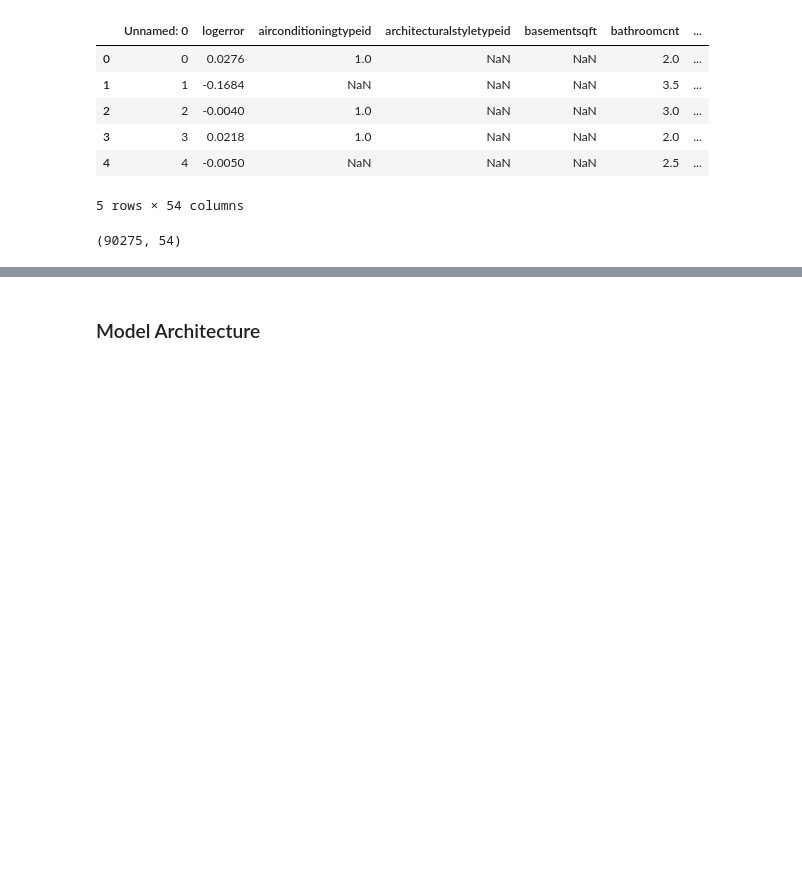
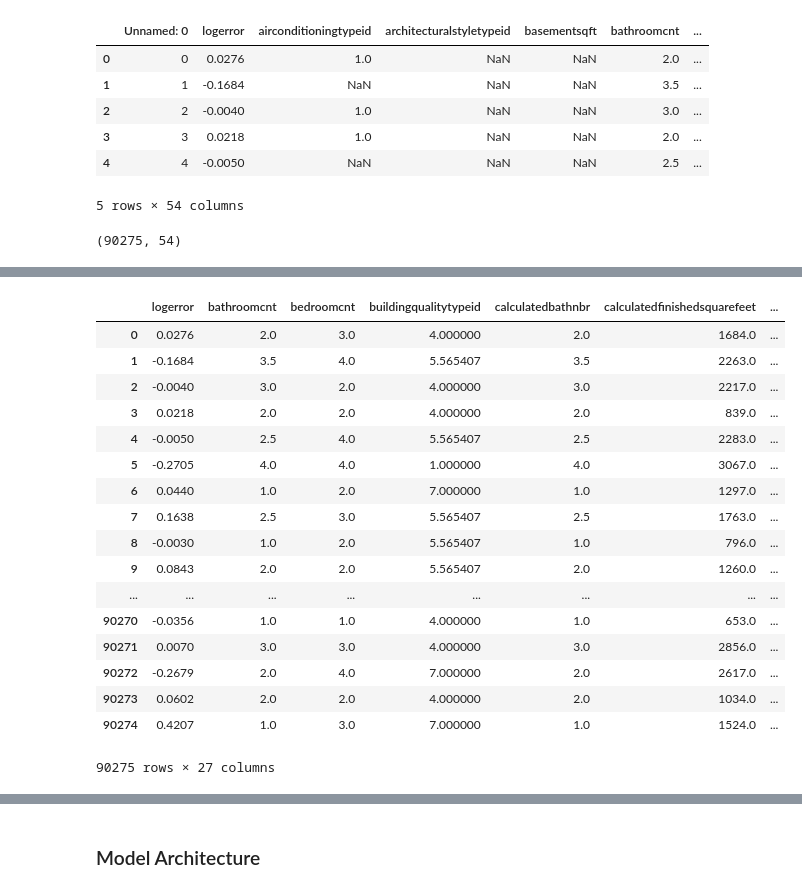
Before and after one commit to ssuravarapu/DeepLearning, a Jupyter notebook: kaggle/zestimate/zestimate_error_pred.ipynb, the cells around one changed output, grey strips where cells are left out. Cells and saved outputs as stored; diff of their text form; code cells hidden in the pictures; blank space fills up the shorter version.

```diff
--- a/kaggle/zestimate/zestimate_error_pred.ipynb
+++ b/kaggle/zestimate/zestimate_error_pred.ipynb
@@ -30,4 +66,4 @@ data.shape
 missing_df = data.isnull().sum(axis=0).reset_index()
 missing_df.columns = ['column_name', 'missing_count']
 missing_df['missing_ratio'] = missing_df['missing_count'] / data.shape[0]
-missing_df.loc[missing_df['missing_ratio']>0.95]
+del_cols = missing_df.loc[missing_df['missing_ratio']>0.6]['column_name']
@@ -71,0 +70,4 @@ data.fillna(-1.0) #Replace NaN with -1.0
+# %%
+data.drop(list(del_cols), axis=1, inplace=True)
+# %%
+data.drop('Unnamed: 0', axis=1, inplace=True)
@@ -71,0 +94,21 @@ data.fillna(-1.0) #Replace NaN with -1.0
+# %%
+data.fillna(data.mean(), inplace=True)
+# %% [output]
+|  | logerror | bathroomcnt | bedroomcnt | buildingqualitytypeid | calculatedbathnbr | calculatedfinishedsquarefeet | ... |
+| 0 | 0.0276 | 2.0 | 3.0 | 4.000000 | 2.0 | 1684.0 | ... |
+| 1 | -0.1684 | 3.5 | 4.0 | 5.565407 | 3.5 | 2263.0 | ... |
+| 2 | -0.0040 | 3.0 | 2.0 | 4.000000 | 3.0 | 2217.0 | ... |
+| 3 | 0.0218 | 2.0 | 2.0 | 4.000000 | 2.0 | 839.0 | ... |
+| 4 | -0.0050 | 2.5 | 4.0 | 5.565407 | 2.5 | 2283.0 | ... |
+| 5 | -0.2705 | 4.0 | 4.0 | 1.000000 | 4.0 | 3067.0 | ... |
+| 6 | 0.0440 | 1.0 | 2.0 | 7.000000 | 1.0 | 1297.0 | ... |
+| 7 | 0.1638 | 2.5 | 3.0 | 5.565407 | 2.5 | 1763.0 | ... |
+| 8 | -0.0030 | 1.0 | 2.0 | 5.565407 | 1.0 | 796.0 | ... |
+| 9 | 0.0843 | 2.0 | 2.0 | 5.565407 | 2.0 | 1260.0 | ... |
+| ... | ... | ... | ... | ... | ... | ... | ... |
+| 90270 | -0.0356 | 1.0 | 1.0 | 4.000000 | 1.0 | 653.0 | ... |
+| 90271 | 0.0070 | 3.0 | 3.0 | 4.000000 | 3.0 | 2856.0 | ... |
+| 90272 | -0.2679 | 2.0 | 4.0 | 7.000000 | 2.0 | 2617.0 | ... |
+| 90273 | 0.0602 | 2.0 | 2.0 | 4.000000 | 2.0 | 1034.0 | ... |
+| 90274 | 0.4207 | 1.0 | 3.0 | 7.000000 | 1.0 | 1524.0 | ... |
+90275 rows × 27 columns
```
Also changed, not shown: parts of 48 cells of this notebook.
